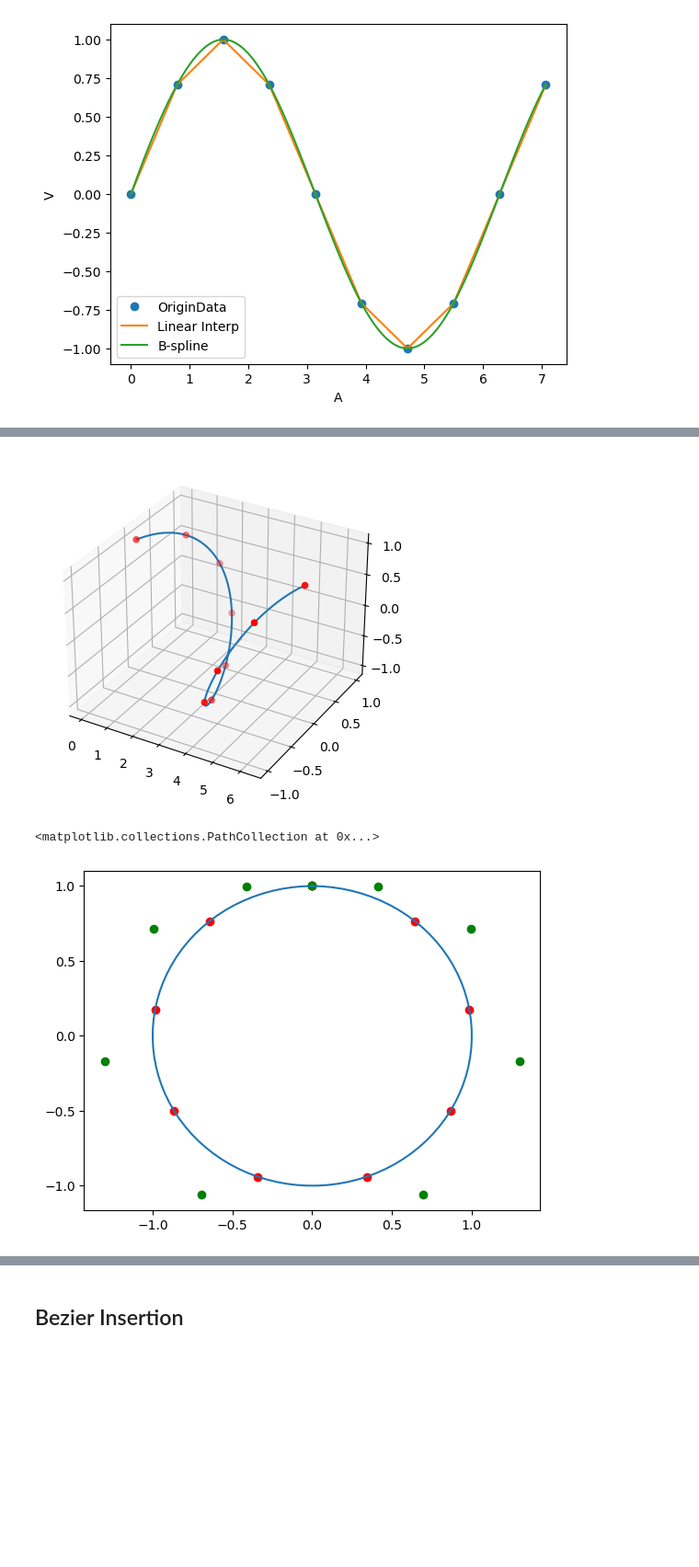
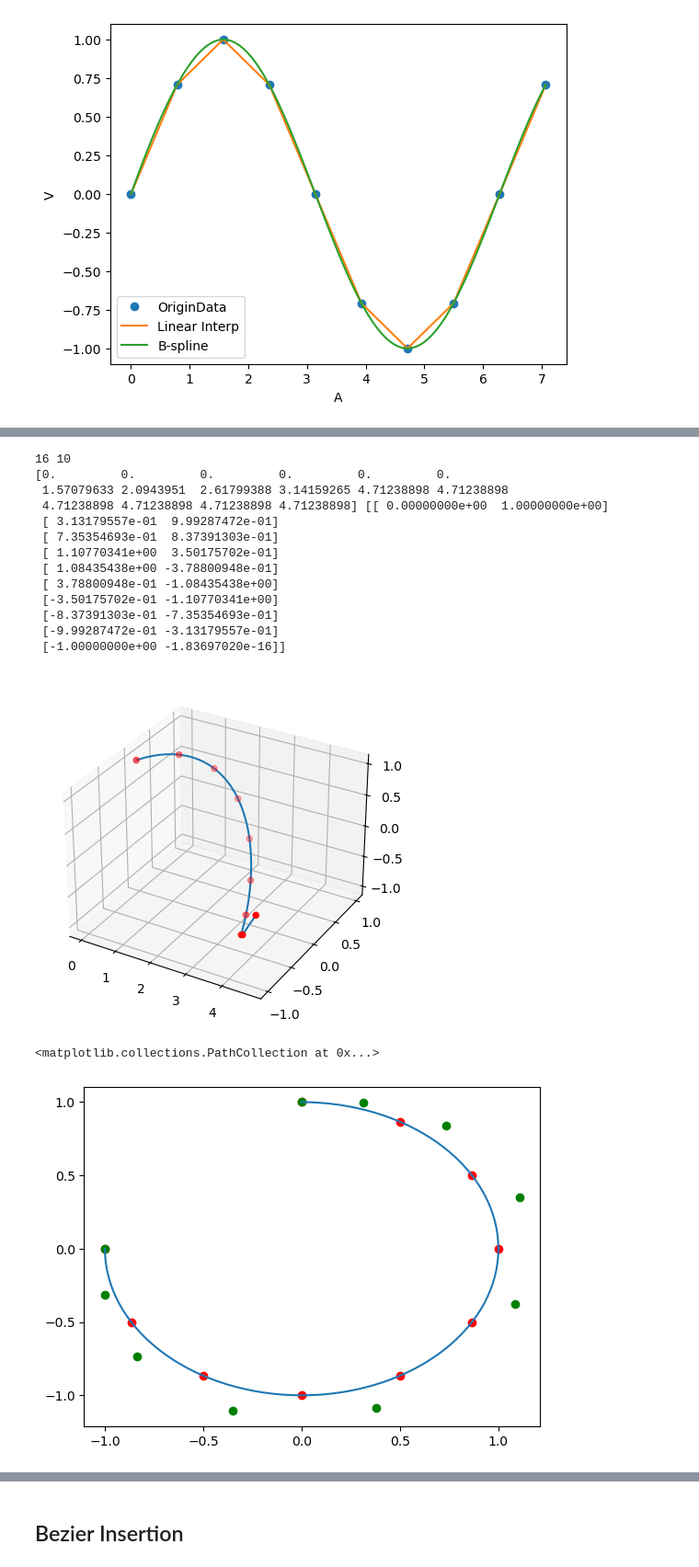
Before and after one commit to MasterYip/FLTPlanner, a Jupyter notebook: fast_legged_planner_py/swing_leg_planner/traj_gen/curve_gen.ipynb, the cells around one changed output, grey strips where cells are left out. Shown at 92% size. Drawn from its saved outputs; the diff is of its cells as text; code cells hidden in the pictures; blank space fills up the shorter version.

```diff
--- a/fast_legged_planner_py/swing_leg_planner/traj_gen/curve_gen.ipynb
+++ b/fast_legged_planner_py/swing_leg_planner/traj_gen/curve_gen.ipynb
@@ -58,0 +61,12 @@ print(chs)
+# %%
+from scipy import interpolate
+k = 3
+t = [1,1,1,1,2,3,4,4,4,4]
+c = [[1,1],[1,1], [1,-1], [-1,-1], [-1,1],[-1,1]]
+spline = interpolate.BSpline(t, c, k, )
+xs = np.linspace(1, 4, 100)
+ax = plt.gca()
+
+ax.plot(spline(xs)[:,0], spline(xs)[:,1])
+
+ax.scatter(spline.c[:,0], spline.c[:,1], c='r')
@@ -95,27 +141,42 @@ plt.show()
 [figure]
 # %%
 # 2 Dimensional
-x_range = 2*np.pi
+x_range = 1.5*np.pi
 x = np.linspace(0, x_range, 10)
 y = np.array([np.sin(x), np.cos(x)])
 # Periodic condition is satisfied because y coordinates of points on the ends are equivalent
 ax = plt.axes(projection='3d')
 xx = np.linspace(0, x_range, 100)
 bspl = interpolate.make_interp_spline(x, y, k=5, bc_type=None, axis=1)
 # print(bspl.t, "\n", bspl.c)
 # bspl = interpolate.make_interp_spline(x, y, k=3, bc_type="periodic", axis=1)
 ax.plot3D(xx, *bspl(xx))
 # *y 将把它的元素分别传递给 ax.scatter3D 函数，每个元素将成为一个参数
 ax.scatter3D(x, *y, color='red')
+print(len(bspl.t), len(bspl.c))
+print(bspl.t,bspl.c)
 plt.show()
 plt.plot(bspl(xx)[0], bspl(xx)[1], label="B-spline")
 plt.scatter(y[0], y[1], color='red', label="OriginData")
 plt.scatter([t[0] for t in bspl.c],[t[1] for t in bspl.c],
             color='green', label="Knots")
 # %% [output]
+16 10
+[0.         0.         0.         0.         0.         0.
+ 1.57079633 2.0943951  2.61799388 3.14159265 4.71238898 4.71238898
+ 4.71238898 4.71238898 4.71238898 4.71238898] [[ 0.00000000e+00  1.00000000e+00]
+ [ 3.13179557e-01  9.99287472e-01]
+ [ 7.35354693e-01  8.37391303e-01]
+ [ 1.10770341e+00  3.50175702e-01]
+ [ 1.08435438e+00 -3.78800948e-01]
+ [ 3.78800948e-01 -1.08435438e+00]
+ [-3.50175702e-01 -1.10770341e+00]
+ [-8.37391303e-01 -7.35354693e-01]
+ [-9.99287472e-01 -3.13179557e-01]
+ [-1.00000000e+00 -1.83697020e-16]]
-[figure, old version]
+[figure, new version]
-<matplotlib.collections.PathCollection at 0x...>
+<matplotlib.collections.PathCollection at 0x...>
-[figure, old version]
+[figure, new version]
 # %%
 # 3 Dimensional
 
```
Also changed, not shown: parts of 5 cells of this notebook, 1 other file.
